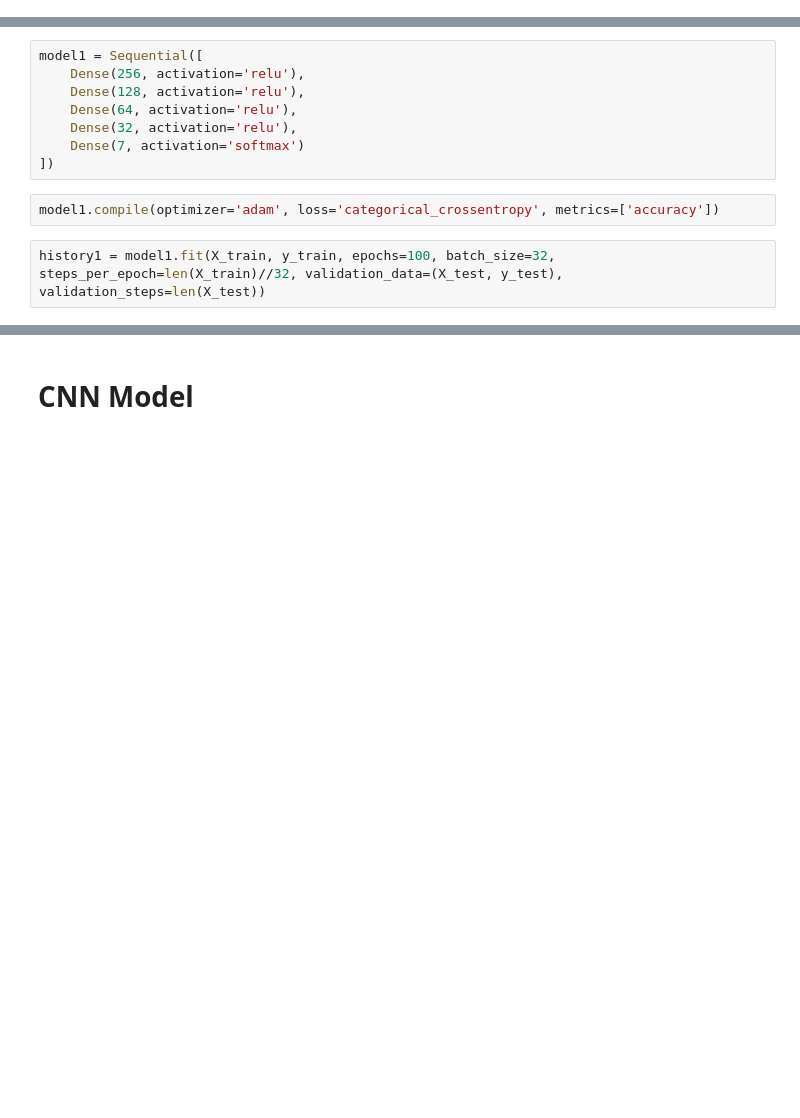
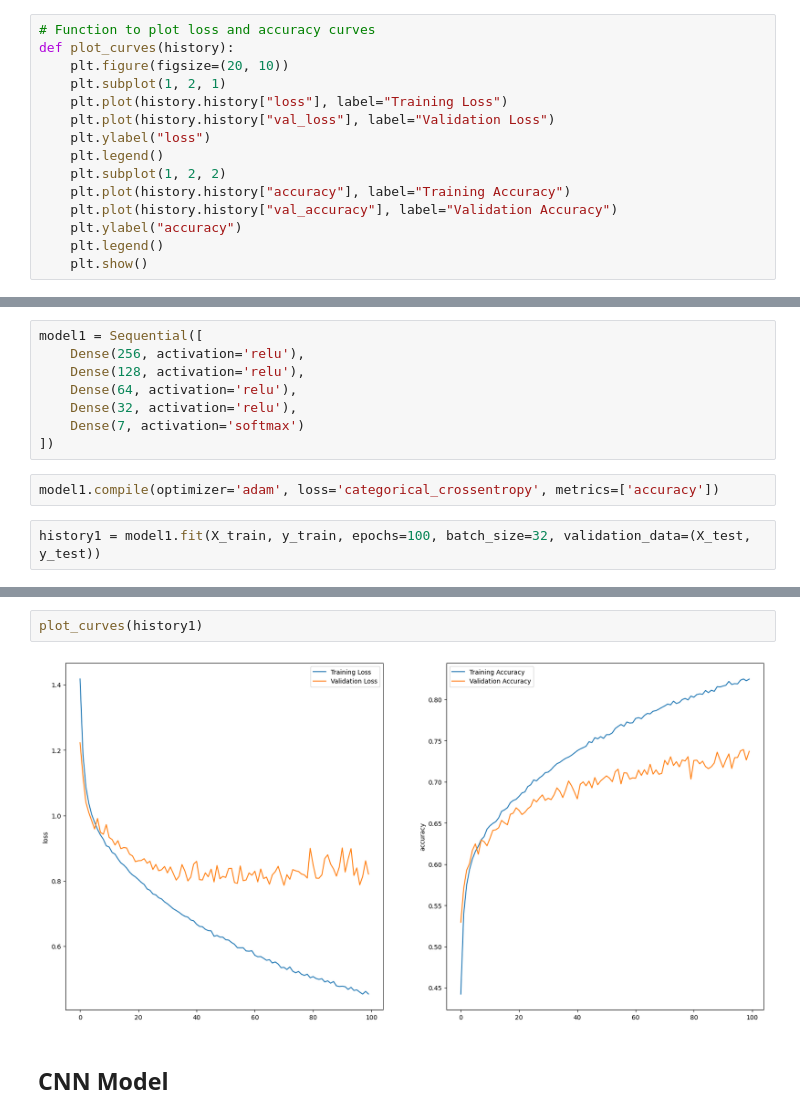
Before and after one commit to DevG06/Speech-Sentiment-Analysis, a Jupyter notebook: Speech_Sentiment_analysis.ipynb, the cells around one changed output, grey strips where cells are left out. Drawn from its saved outputs; the diff is of its cells as text; blank space fills up the shorter version.

```diff
--- a/Speech_Sentiment_analysis.ipynb
+++ b/Speech_Sentiment_analysis.ipynb
@@ -755 +756,16 @@ print(X_train.shape, y_train.shape, X_test.shape, y_test.shape)
+# %%
+# Function to plot loss and accuracy curves
+def plot_curves(history):
+    plt.figure(figsize=(20, 10))
+    plt.subplot(1, 2, 1)
+    plt.plot(history.history["loss"], label="Training Loss")
+    plt.plot(history.history["val_loss"], label="Validation Loss")
+    plt.ylabel("loss")
+    plt.legend()
+    plt.subplot(1, 2, 2)
+    plt.plot(history.history["accuracy"], label="Training Accuracy")
+    plt.plot(history.history["val_accuracy"], label="Validation Accuracy")
+    plt.ylabel("accuracy")
+    plt.legend()
+    plt.show()
 # %% [markdown]
@@ -768,6 +781,6 @@ model1 = Sequential([
 # %%
 model1.compile(optimizer='adam', loss='categorical_crossentropy', metrics=['accuracy'])
 # %%
-history1 = model1.fit(X_train, y_train, epochs=100, batch_size=32, steps_per_epoch=len(X_train)//32, validation_data=(X_test, y_test), validation_steps=len(X_test))
+history1 = model1.fit(X_train, y_train, epochs=100, batch_size=32, validation_data=(X_test, y_test))
 # %% [output]
 Epoch 1/100
@@ -815,5 +814,9 @@ plt.show()
+# %%
+plot_curves(history1)
+# %% [output]
+[figure, added]
 # %% [markdown]
-# CNN Model
+## CNN Model
 # %%
 from tensorflow.keras.layers import Conv1D, MaxPooling1D, Flatten
 from tensorflow.keras.models import Sequential
```
Also changed, not shown: parts of 43 cells of this notebook.
